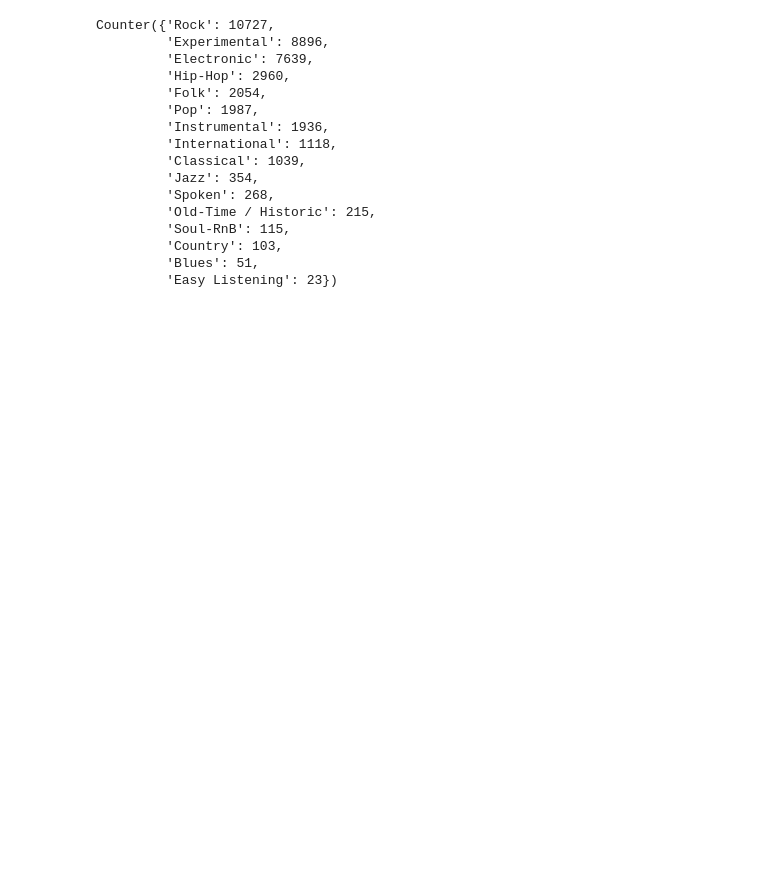
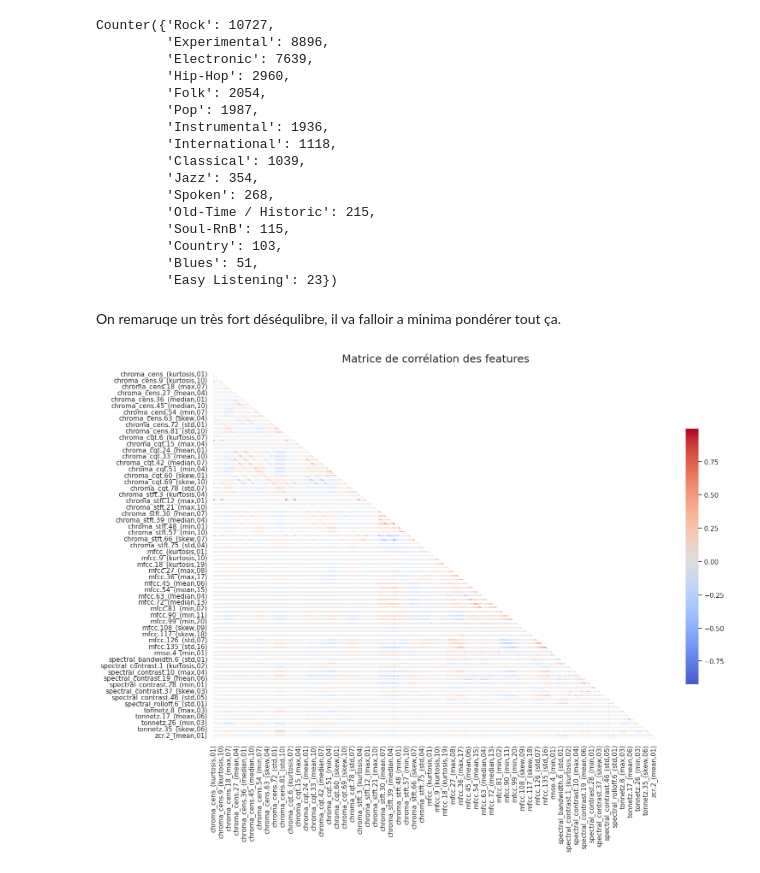
Before and after one commit to refouch/applied-statistical-learning, a Jupyter notebook: main.ipynb, the cells around one changed output. Cells and saved outputs as stored; diff of their text form; code cells hidden in the pictures; blank space fills up the shorter version.

```diff
--- a/main.ipynb
+++ b/main.ipynb
@@ -100,3 +100,35 @@ Counter({'Rock': 10727,
          'Country': 103,
          'Blues': 51,
          'Easy Listening': 23})
+# %% [markdown]
+On remaruqe un très fort déséqulibre, il va falloir a minima pondérer tout ça.
+# %%
+import matplotlib.pyplot as plt
+import seaborn as sns
+import numpy as np
+
+# df = ton dataframe
+
+plt.figure(figsize=(16, 12))
+corr = features.corr(numeric_only=True)
+
+# Masque pour n'afficher que la moitié supérieure
+mask = np.triu(np.ones_like(corr, dtype=bool))
+
+sns.set_theme(style="white")
+
+ax = sns.heatmap(
+    corr,
+    mask=mask,
+    cmap="coolwarm",
+    center=0,
+    annot=False,
+    linewidths=0.5,
+    cbar_kws={"shrink": 0.7},
+)
+
+plt.title("Matrice de corrélation des features", fontsize=18, pad=20)
+plt.tight_layout()
+plt.show()
+# %% [output]
+[figure, added]
```
Also changed, not shown: parts of 15 cells of this notebook.
